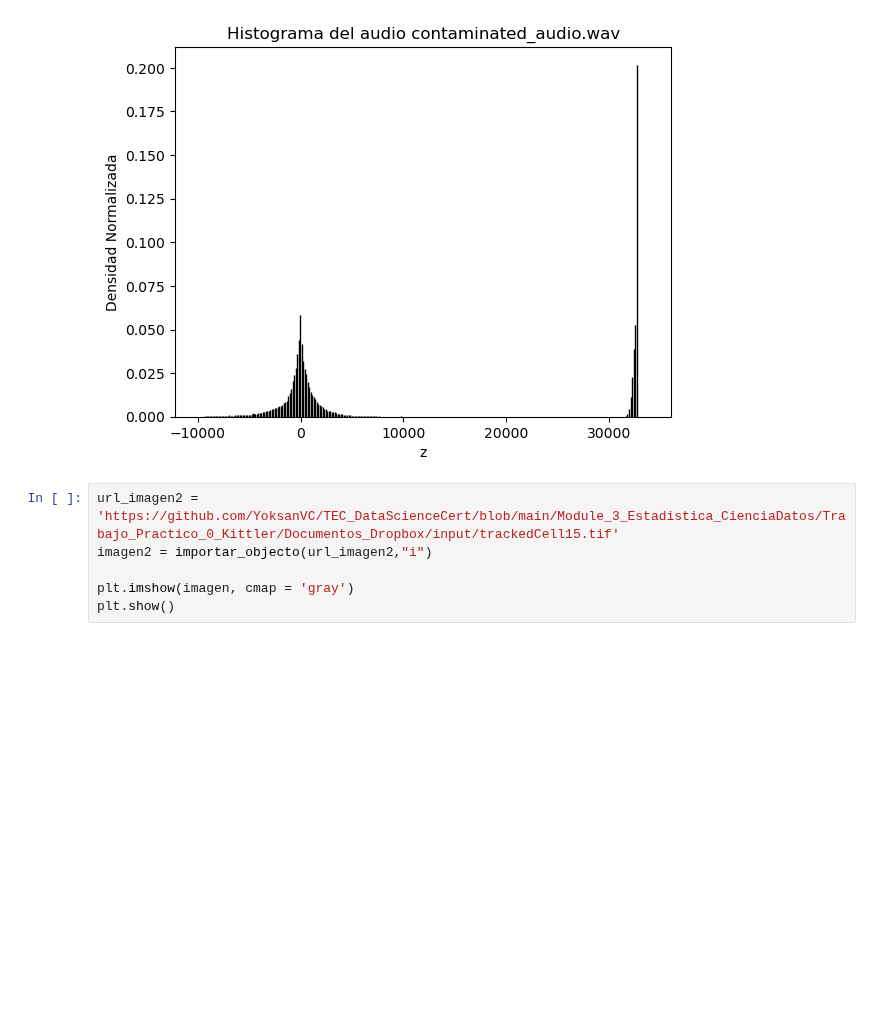
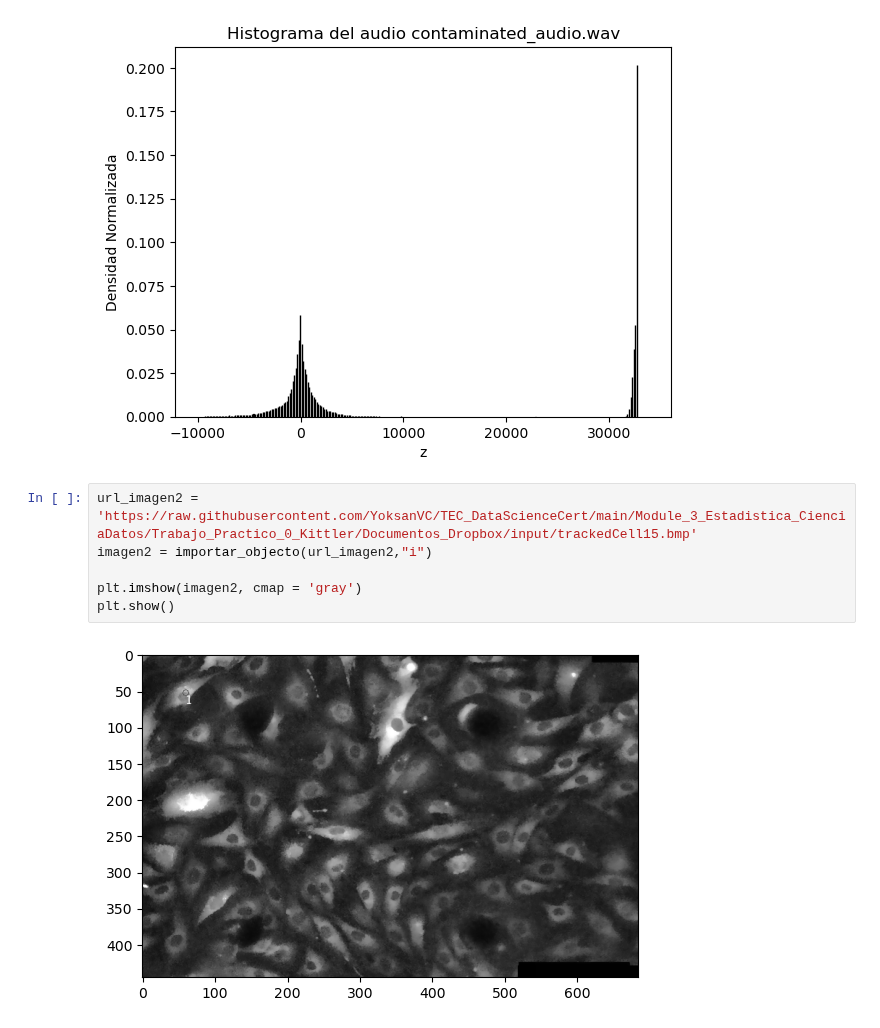
Before and after one commit to YoksanVC/TEC_DataScienceCert, a Jupyter notebook: Module_3_Estadistica_CienciaDatos/Trabajo_Practico_0_Kittler/Trabajo_Practico_0_Kittler.ipynb, the cells around one changed output. Cells and saved outputs as stored; diff of their text form; blank space fills up the shorter version.

Commit message:
Cell Image umbralized

```diff
--- a/Module_3_Estadistica_CienciaDatos/Trabajo_Practico_0_Kittler/Trabajo_Practico_0_Kittler.ipynb
+++ b/Module_3_Estadistica_CienciaDatos/Trabajo_Practico_0_Kittler/Trabajo_Practico_0_Kittler.ipynb
@@ -345,11 +345,13 @@ plot_bar(bins_audio,hist_audio_norm,"z","Densidad Normalizada","Histograma del a
 # %% [output]
 [figure]
 # %%
-url_imagen2 = 'https://github.com/YoksanVC/TEC_DataScienceCert/blob/main/Module_3_Estadistica_CienciaDatos/Trabajo_Practico_0_Kittler/Documentos_Dropbox/input/trackedCell15.tif'
+url_imagen2 = 'https://raw.githubusercontent.com/YoksanVC/TEC_DataScienceCert/main/Module_3_Estadistica_CienciaDatos/Trabajo_Practico_0_Kittler/Documentos_Dropbox/input/trackedCell15.bmp'
 imagen2 = importar_objecto(url_imagen2,"i")
 
-plt.imshow(imagen, cmap = 'gray')
+plt.imshow(imagen2, cmap = 'gray')
 plt.show()
+# %% [output]
+[figure, added]
 # %%
 vector_imagen2 = torch.tensor(np.array(imagen2))
 T_optimo2, nuevo_vector2 = calcular_T_optimo_Kittler(vector_imagen2,256,0,256)
```
Also changed, not shown: parts of 1 cell of this notebook.
